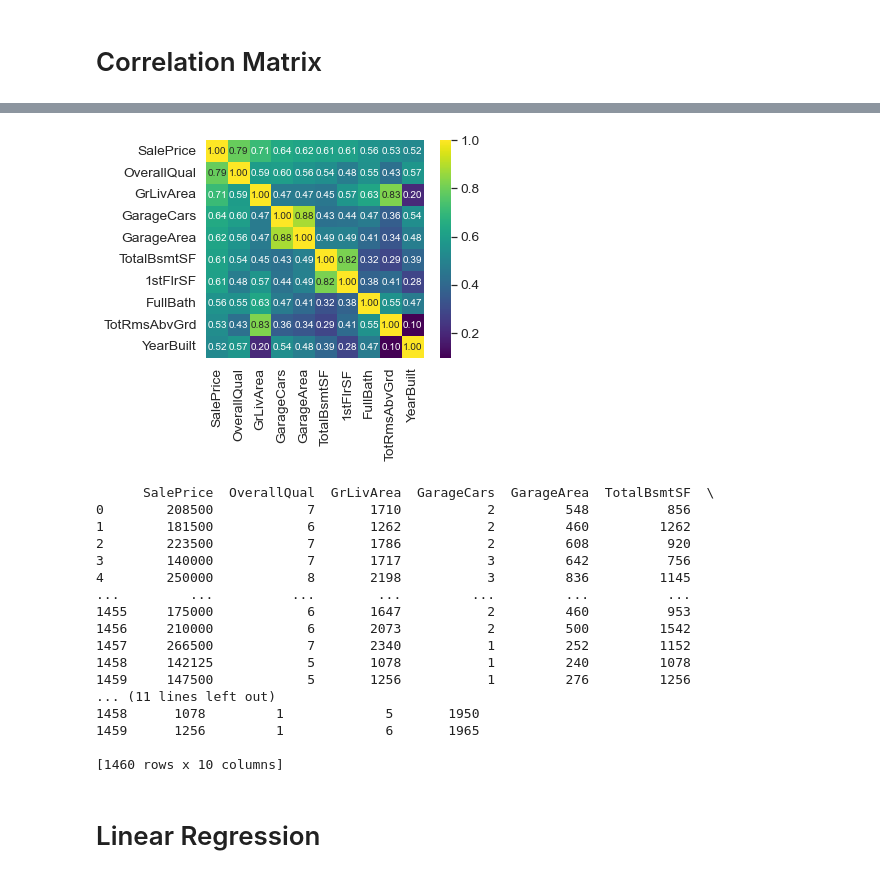
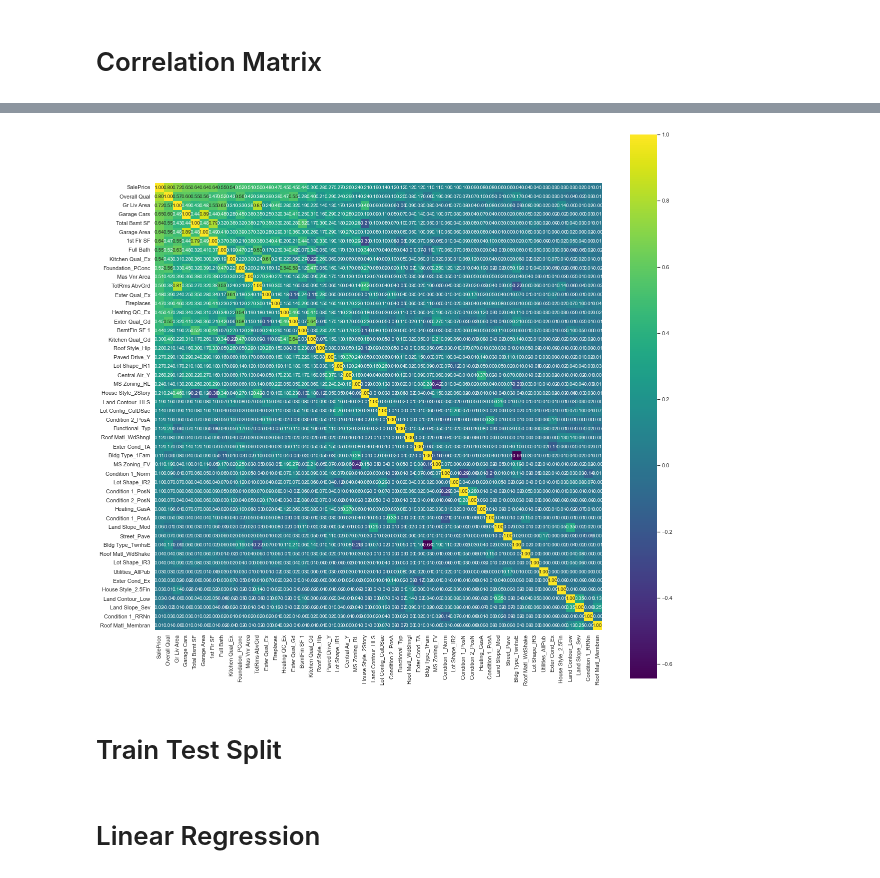
Before and after one commit to Abeermathur7/RealEstateModeling, a Jupyter notebook: RealEstatePropertyPriceFeatureAnalysis.ipynb, the cells around one changed output, grey strips where cells are left out. Drawn from its saved outputs; the diff is of its cells as text; code cells hidden in the pictures.

```diff
--- a/RealEstatePropertyPriceFeatureAnalysis.ipynb
+++ b/RealEstatePropertyPriceFeatureAnalysis.ipynb
@@ -38,0 +22,3 @@ data = pd.read_csv('../sale_price_prediction_data.csv')
+# %%
+df = pd.read_csv("AmesHousing.tsv", sep="\t")
+df
@@ -47,0 +105,5 @@ sns.heatmap(corrmat, annot = False, vmax=0.8, square=True, annot_kws={'size': 10
+# %%
+corrmat = filtered_df.corr()
+f, ax = plt.subplots(figsize=(20, 20))
+sns.set(font_scale=1.25)
+sns.heatmap(corrmat, annot = False, vmax=0.8, square=True, annot_kws={'size': 10},cmap = 'viridis');
@@ -48,31 +112,11 @@ sns.heatmap(corrmat, annot = False, vmax=0.8, square=True, annot_kws={'size': 10
 # %%
-k = 10 #number of variables for heatmap
+k = 50 #number of variables for heatmap
 cols = corrmat.nlargest(k, 'SalePrice')['SalePrice'].index
-cm = np.corrcoef(data[cols].values.T)
-sns.set(font_scale=1.25)
+cm = np.corrcoef(filtered_df[cols].values.T)
+plt.figure(figsize=(20, 20))
+
+sns.set(font_scale=1.0)
 hm = sns.heatmap(cm, cbar=True, annot=True, square=True, fmt='.2f', annot_kws={'size': 10}, yticklabels=cols.values, xticklabels=cols.values,cmap = 'viridis')
-plt.show()
+# plt.show()
 # %% [output]
-[figure, old version]
+[figure, new version]
-# %%
-key_features = ['SalePrice',  'OverallQual', 'GrLivArea',  'GarageCars',  'GarageArea' , 'TotalBsmtSF' , '1stFlrSF' , 'FullBath' , 'TotRmsAbvGrd' , 'YearBuilt']
-key_data = pd.DataFrame(data[key_features])
-print(key_data)
-# %% [output]
-      SalePrice  OverallQual  GrLivArea  GarageCars  GarageArea  TotalBsmtSF  \
-0        208500            7       1710           2         548          856
-1        181500            6       1262           2         460         1262
-2        223500            7       1786           2         608          920
-3        140000            7       1717           3         642          756
-4        250000            8       2198           3         836         1145
-...         ...          ...        ...         ...         ...          ...
-1455     175000            6       1647           2         460          953
-1456     210000            6       2073           2         500         1542
-1457     266500            7       2340           1         252         1152
-1458     142125            5       1078           1         240         1078
-1459     147500            5       1256           1         276         1256
-... (11 lines left out)
-1458      1078         1             5       1950
-1459      1256         1             6       1965
-
-[1460 rows x 10 columns]
@@ -78,0 +136,2 @@ print(key_data)
+# %% [markdown]
+# Train Test Split
```
Also changed, not shown: parts of 41 cells of this notebook, 1 other file.
